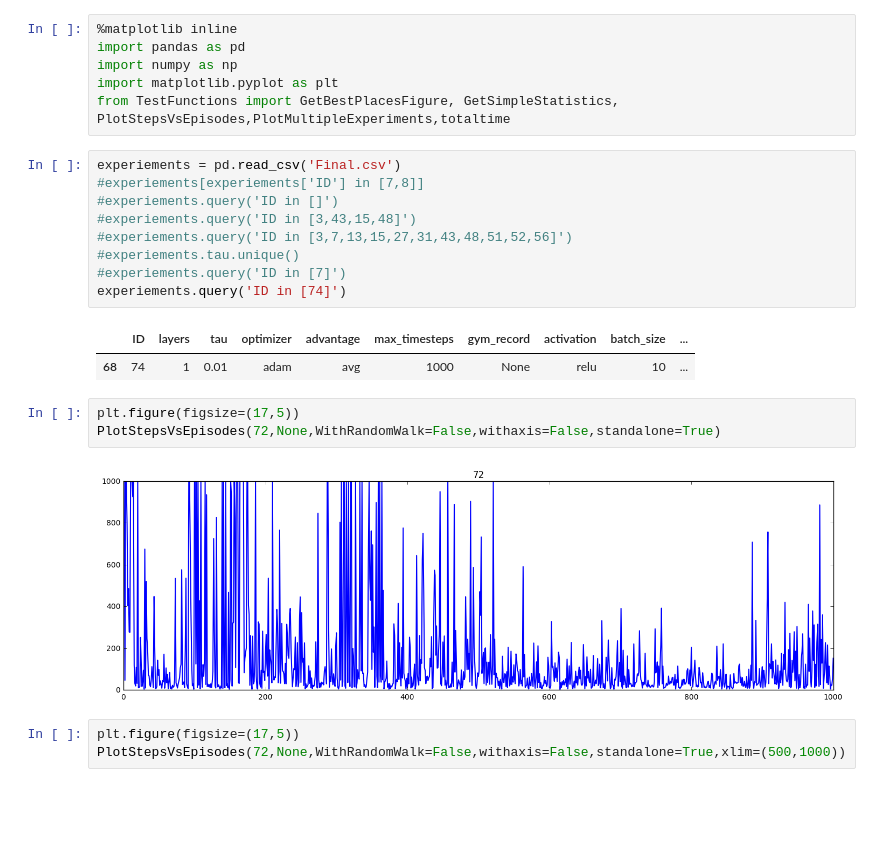
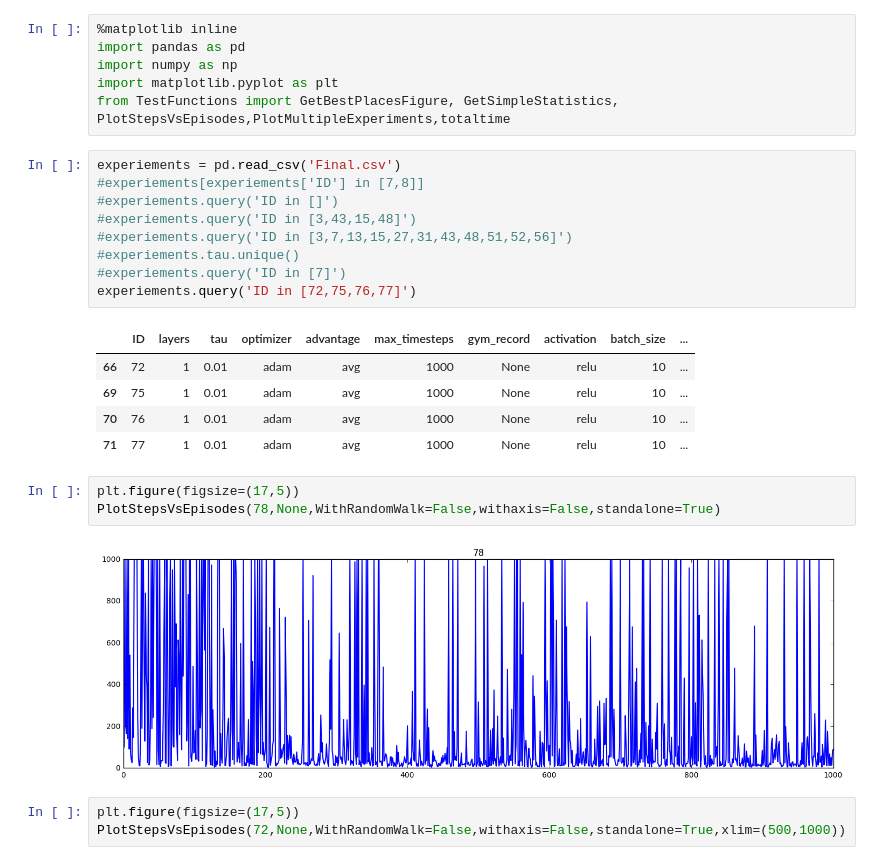
Before and after one commit to aqeel13932/APES_PT, a Jupyter notebook: output/Analysis_Int_squence_experiements.ipynb, the cells around one changed output. Saved outputs shown, nothing was run; the diff lists cells and outputs as text; blank space fills up the shorter version.

```diff
--- a/output/Analysis_Int_squence_experiements.ipynb
+++ b/output/Analysis_Int_squence_experiements.ipynb
@@ -14,15 +14,18 @@ experiements = pd.read_csv('Final.csv')
 #experiements.query('ID in [3,7,13,15,27,31,43,48,51,52,56]')
 #experiements.tau.unique()
 #experiements.query('ID in [7]')
-experiements.query('ID in [74]')
+experiements.query('ID in [72,75,76,77]')
 # %% [output]
 |  | ID | layers | tau | optimizer | advantage | max_timesteps | gym_record | activation | batch_size | ... |
-| 68 | 74 | 1 | 0.01 | adam | avg | 1000 | None | relu | 10 | ... |
+| 66 | 72 | 1 | 0.01 | adam | avg | 1000 | None | relu | 10 | ... |
+| 69 | 75 | 1 | 0.01 | adam | avg | 1000 | None | relu | 10 | ... |
+| 70 | 76 | 1 | 0.01 | adam | avg | 1000 | None | relu | 10 | ... |
+| 71 | 77 | 1 | 0.01 | adam | avg | 1000 | None | relu | 10 | ... |
 # %%
 plt.figure(figsize=(17,5))
-PlotStepsVsEpisodes(72,None,WithRandomWalk=False,withaxis=False,standalone=True)
+PlotStepsVsEpisodes(78,None,WithRandomWalk=False,withaxis=False,standalone=True)
 # %% [output]
-[figure, old version]
+[figure, new version]
 # %%
 plt.figure(figsize=(17,5))
 PlotStepsVsEpisodes(72,None,WithRandomWalk=False,withaxis=False,standalone=True,xlim=(500,1000))
```
Also changed, not shown: parts of 2 cells of this notebook.
